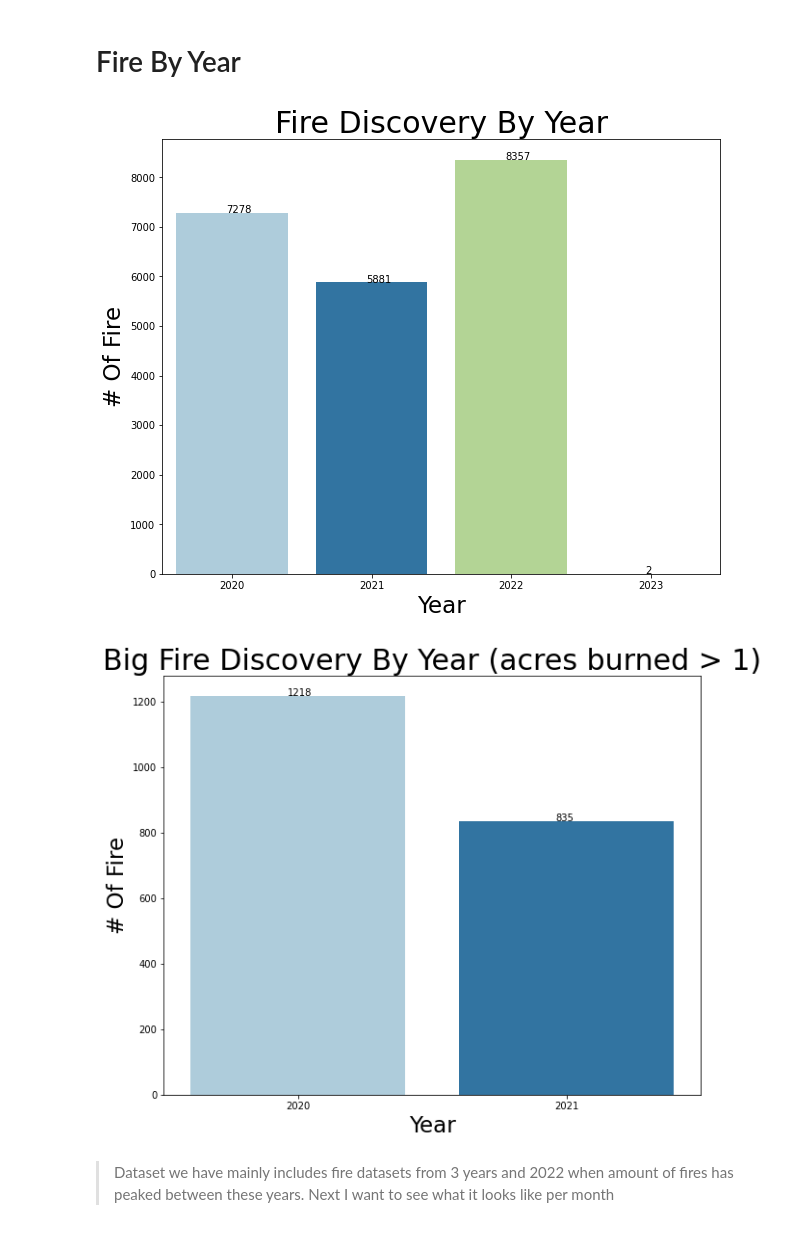
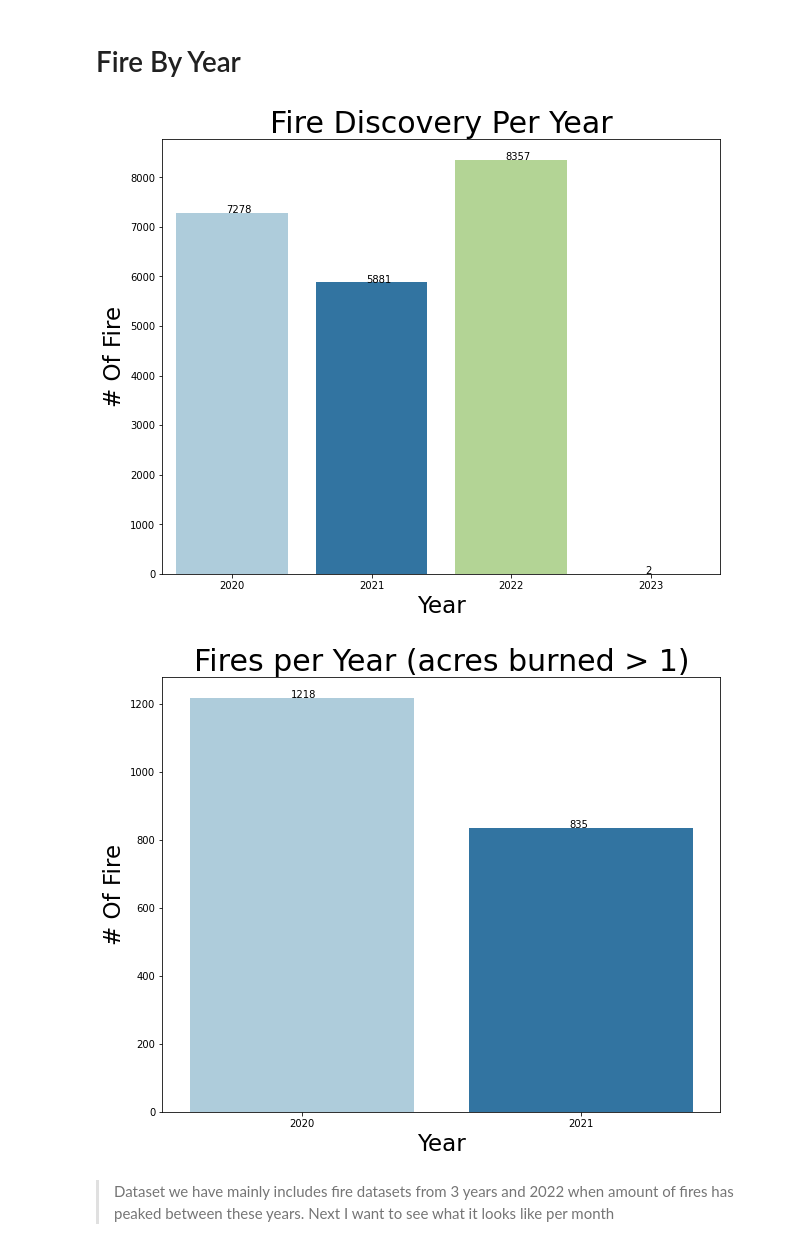
Before and after one commit to jeff-shakes/Wildfire_Size_Prediction, a Jupyter notebook: src/01_cleaning_eda/bt_eda.ipynb, the cells around one changed output. Drawn from its saved outputs; the diff is of its cells as text; code cells hidden in the pictures.

Commit message:
Updated visuals

```diff
--- a/src/01_cleaning_eda/bt_eda.ipynb
+++ b/src/01_cleaning_eda/bt_eda.ipynb
@@ -191,7 +191,7 @@ plot_by_arg(
     all_fire_weather,
     "firediscoverydatetime_year",
     figsize=(10, 8),
-    title="Fire Discovery By Year",
+    title="Fire Discovery Per Year",
     xlabel="Year",
     ylabel="# Of Fire",
     top_bar_count=True,
@@ -202,24 +202,24 @@ plot_by_arg(
     file_path='../../public/visuals/fire_by_year'
 )
 # %% [output]
-[figure, old version]
+[figure, new version]
 # %%
 plot_by_arg(
     big_fire_weather,
     "firediscoverydatetime_year",
     figsize=(10, 8),
-    title="Big Fire Discovery By Year (acres burned > 1)",
+    title="Fires per Year (acres burned > 1)",
     xlabel="Year",
     ylabel="# Of Fire",
     top_bar_count=True,
     title_fontsize=30,
     xlabel_fontsize=23,
     ylabel_fontsize=23,
     bar_color=sns.color_palette("Paired"),
     file_path='../../public/visuals/big_fire_by_year'
 )
 # %% [output]
-[figure, old version]
+[figure, new version]
 # %% [markdown]
 > Dataset we have mainly includes fire datasets from 3 years and 2022 when amount of fires has peaked between these years. Next I want to see what it looks like per month
 # %% [markdown]
```
Also changed, not shown: parts of 17 cells of this notebook, 15 other files.
